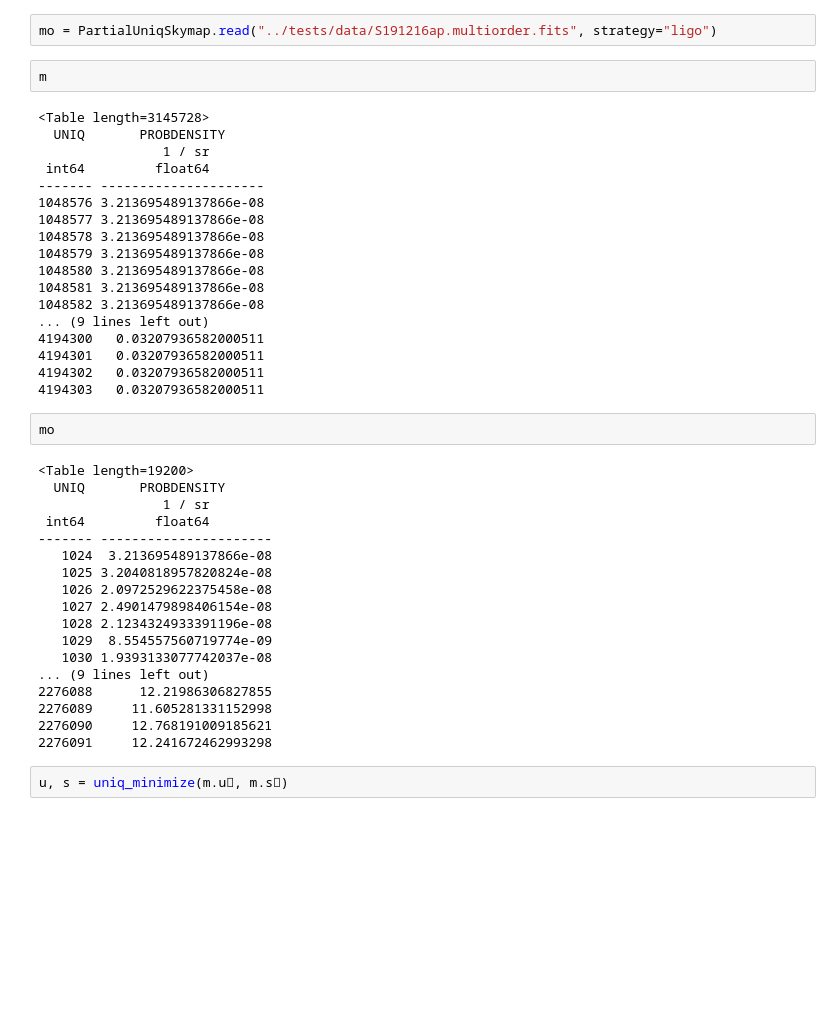
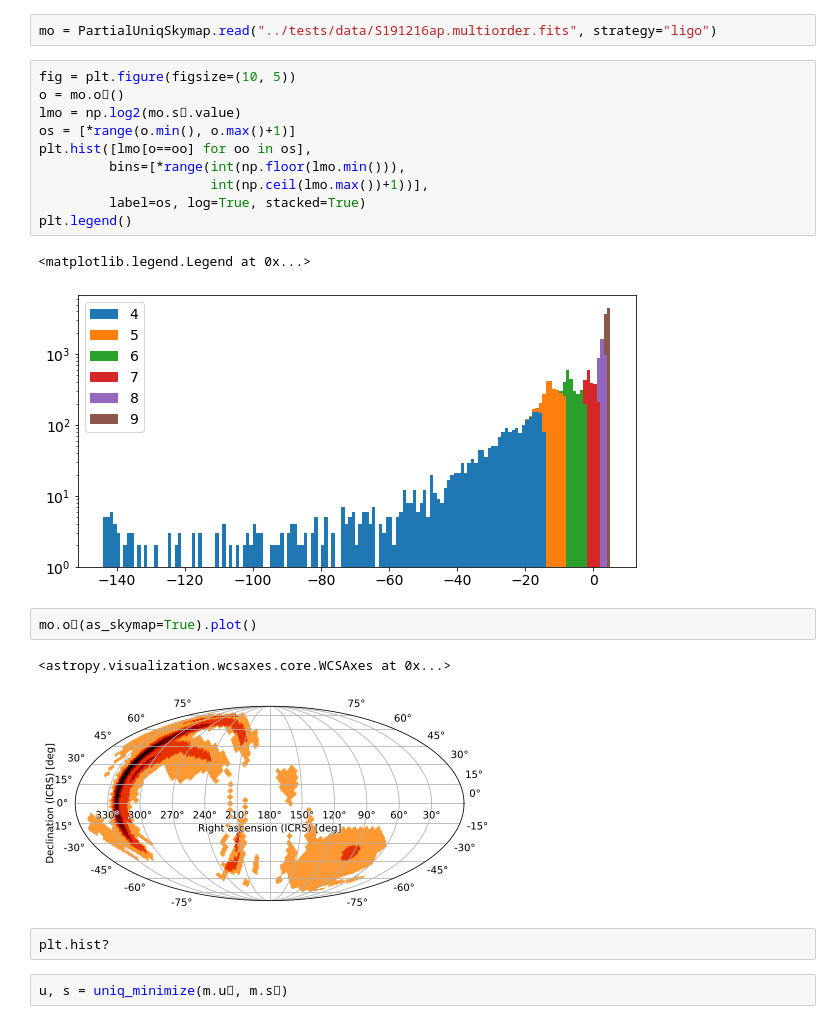
Before and after one commit to markalab/hpmoc, a Jupyter notebook: jup/uniq_minimize.ipynb, the cells around one changed output. Cells and saved outputs as stored; diff of their text form; blank space fills up the shorter version.

```diff
--- a/jup/uniq_minimize.ipynb
+++ b/jup/uniq_minimize.ipynb
@@ -107,46 +107,26 @@ print(xm)
 m = PartialUniqSkymap.read("../tests/data/S191216ap.fits.gz", strategy="ligo")
 # %%
 mo = PartialUniqSkymap.read("../tests/data/S191216ap.multiorder.fits", strategy="ligo")
-# %%
-m
-# %% [output]
-<Table length=3145728>
-  UNIQ       PROBDENSITY
-                1 / sr
- int64         float64
-------- ---------------------
-1048576 3.213695489137866e-08
-1048577 3.213695489137866e-08
-1048578 3.213695489137866e-08
-1048579 3.213695489137866e-08
-1048580 3.213695489137866e-08
-1048581 3.213695489137866e-08
-1048582 3.213695489137866e-08
-... (9 lines left out)
-4194300   0.03207936582000511
-4194301   0.03207936582000511
-4194302   0.03207936582000511
-4194303   0.03207936582000511
-# %%
-mo
-# %% [output]
-<Table length=19200>
-  UNIQ       PROBDENSITY
-                1 / sr
- int64         float64
-------- ----------------------
-   1024  3.213695489137866e-08
-   1025 3.2040818957820824e-08
-   1026 2.0972529622375458e-08
-   1027 2.4901479898406154e-08
-   1028 2.1234324933391196e-08
-   1029  8.554557560719774e-09
-   1030 1.9393133077742037e-08
-... (9 lines left out)
-2276088      12.21986306827855
-2276089     11.605281331152998
-2276090     12.768191009185621
-2276091     12.241672462993298
+# %%
+fig = plt.figure(figsize=(10, 5))
+o = mo.o⃗()
+lmo = np.log2(mo.s⃗.value)
+os = [*range(o.min(), o.max()+1)]
+plt.hist([lmo[o==oo] for oo in os],
+         bins=[*range(int(np.floor(lmo.min())),
+                      int(np.ceil(lmo.max())+1))],
+         label=os, log=True, stacked=True)
+plt.legend()
+# %% [output]
+<matplotlib.legend.Legend at 0x...>
+[figure, added]
+# %%
+mo.o⃗(as_skymap=True).plot()
+# %% [output]
+<astropy.visualization.wcsaxes.core.WCSAxes at 0x...>
+[figure, added]
+# %%
+plt.hist?
 # %%
 u, s = uniq_minimize(m.u⃗, m.s⃗)
 # %%
```
Also changed, not shown: 4 other files.
